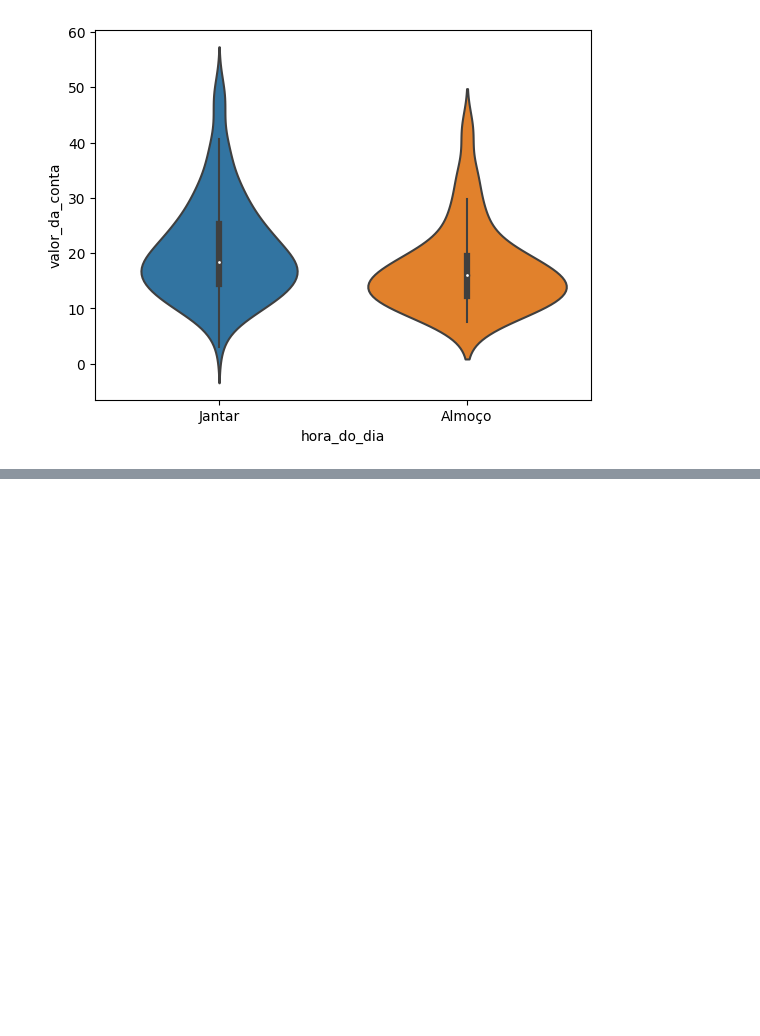
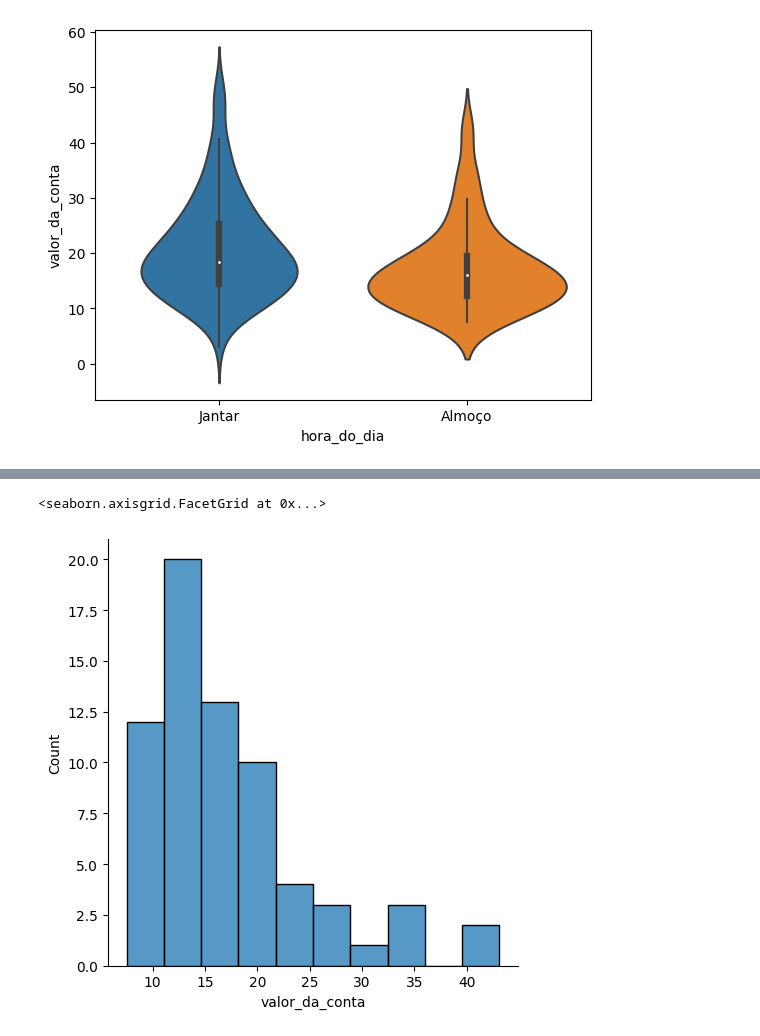
Before and after one commit to Marlon-Santiago/Curso_Alura, a Jupyter notebook: EDA_Gorjetas.ipynb, the cells around one changed output, grey strips where cells are left out. Cells and saved outputs as stored; diff of their text form; code cells hidden in the pictures; blank space fills up the shorter version.

```diff
--- a/EDA_Gorjetas.ipynb
+++ b/EDA_Gorjetas.ipynb
@@ -449,0 +455,2 @@ sns.violinplot(x = 'hora_do_dia', y = 'valor_da_conta', data = gorjeta)
+# %%
+conta_almoco = gorjeta.query('hora_do_dia == "Almoço"').valor_da_conta
@@ -449,0 +459,5 @@ sns.violinplot(x = 'hora_do_dia', y = 'valor_da_conta', data = gorjeta)
+# %%
+sns.displot(conta_almoco)
+# %% [output]
+<seaborn.axisgrid.FacetGrid at 0x...>
+[figure, added]
```
Also changed, not shown: parts of 5 cells of this notebook.
